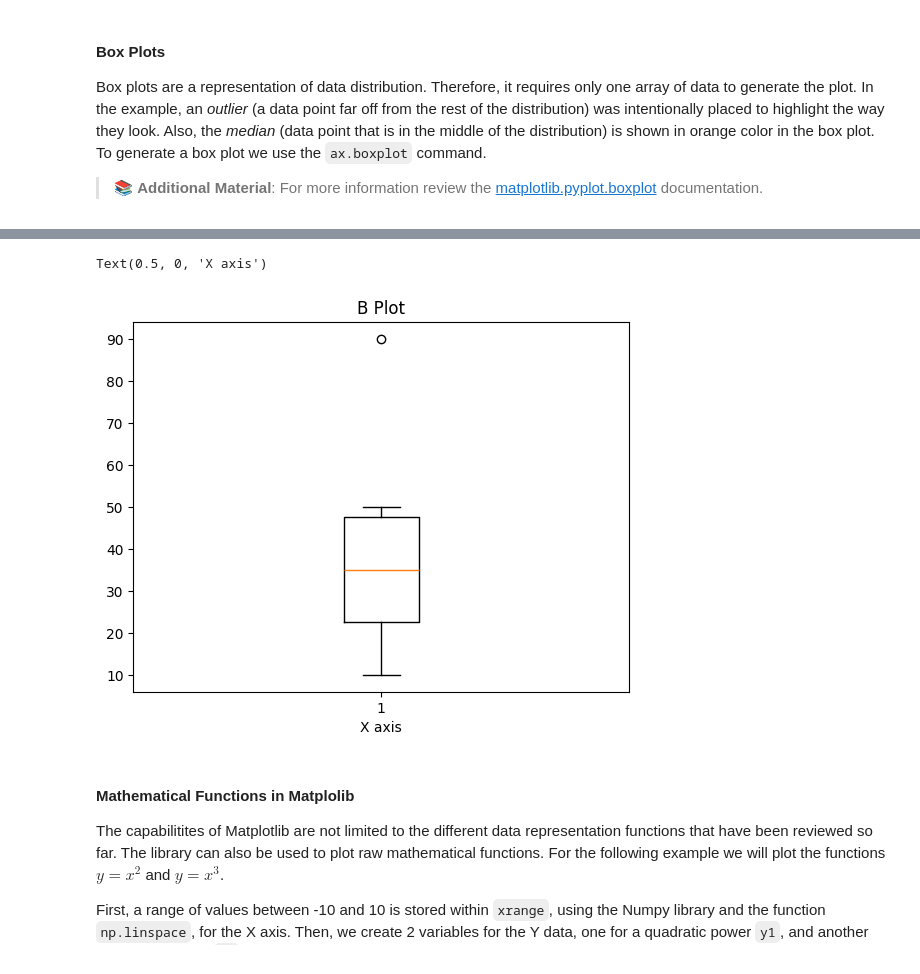
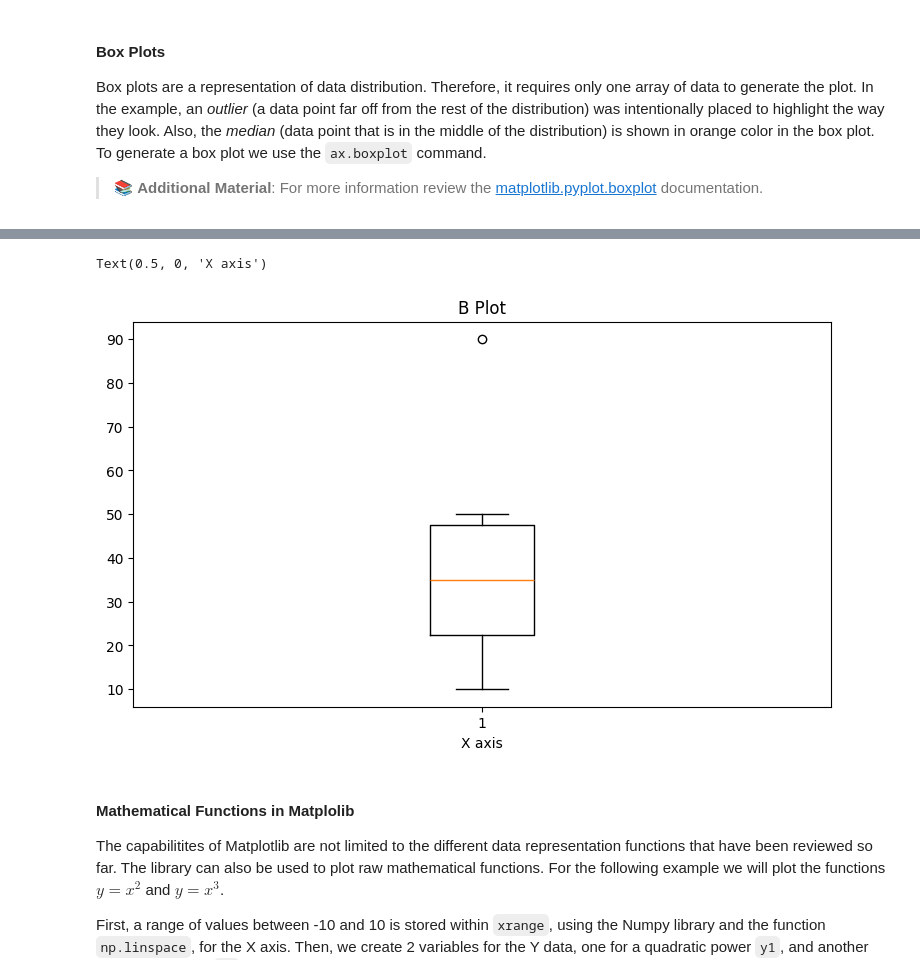
Before and after one commit to NEAAA4/DV1604_G7, a Jupyter notebook: Lab1/Lab 1.ipynb, the cells around one changed output, grey strips where cells are left out. Cells and saved outputs as stored; diff of their text form; code cells hidden in the pictures.

```diff
--- a/Lab1/Lab 1.ipynb
+++ b/Lab1/Lab 1.ipynb
@@ -363,13 +392,15 @@ Box plots are a representation of data distribution. Therefore, it requires only
 # %%
 data1 = [10, 20, 30, 40, 50, 90]
 
 # add the code here
+fig = mpl.figure(figsize=(9,5))
+ax = fig.add_subplot()
 ax.boxplot(data1)
-ax.title("B Plot")
-ax.xlabel("X axis")
+ax.set_title("B Plot")
+ax.set_xlabel("X axis")
 # %% [output]
 Text(0.5, 0, 'X axis')
-[figure, old version]
+[figure, new version]
 # %% [markdown]
 #### Mathematical Functions in Matplolib
 
```
Also changed, not shown: parts of 18 cells of this notebook.
